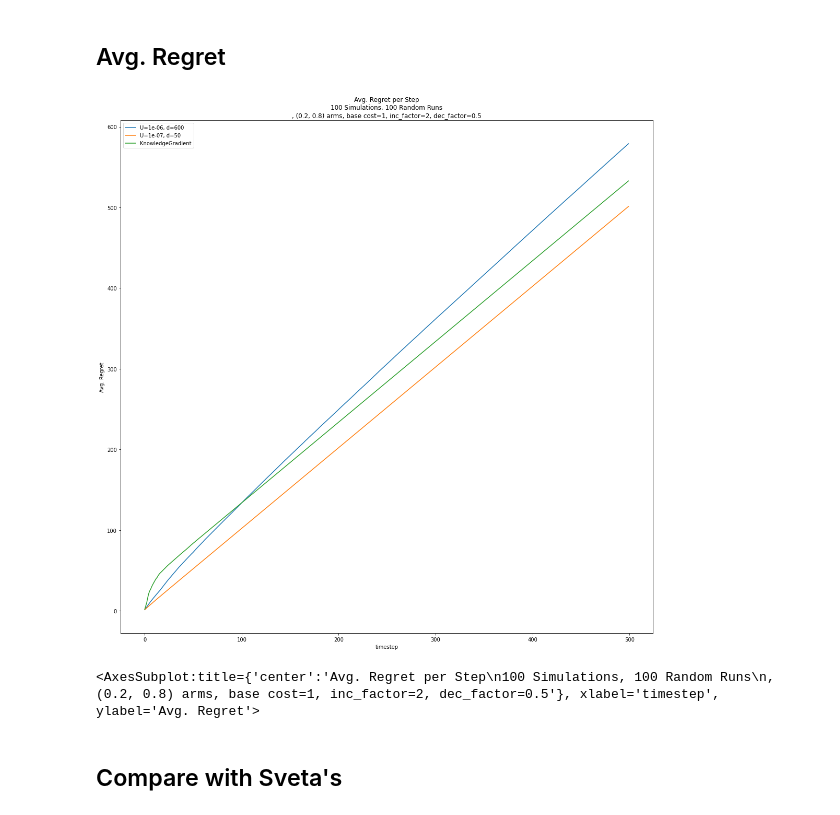
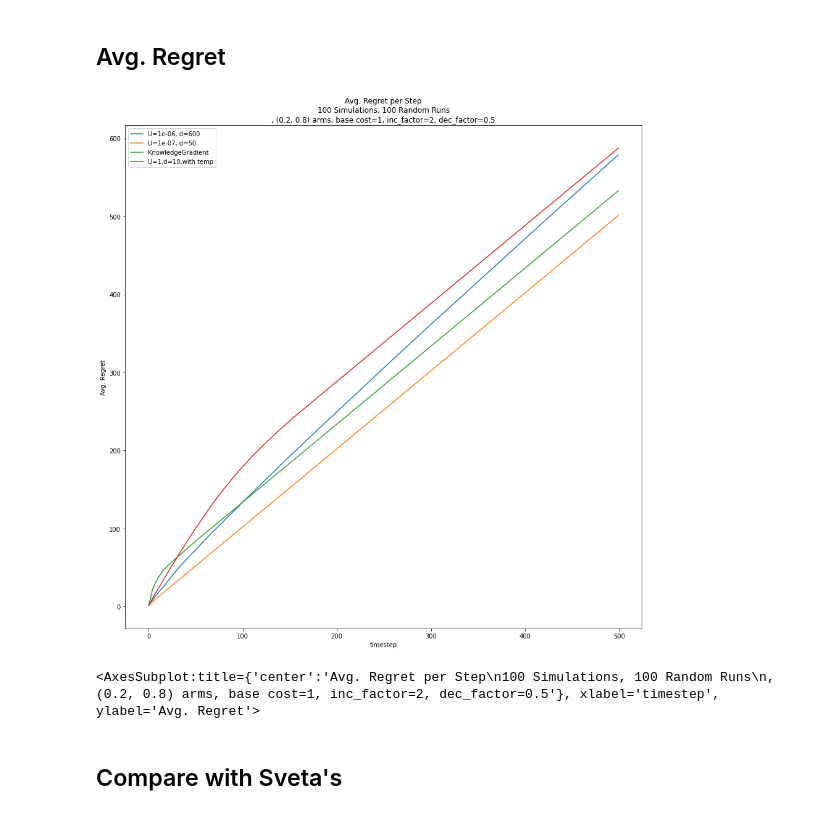
Before and after one commit to dvirla/ARLBayesMCTS, a Jupyter notebook: changing_query_analysis.ipynb, the cells around one changed output. Cells and saved outputs as stored; diff of their text form; code cells hidden in the pictures.

Commit message:
Limiting temperature effect

```diff
--- a/changing_query_analysis.ipynb
+++ b/changing_query_analysis.ipynb
@@ -18,6 +18,8 @@ random.seed(42)
 df = pd.read_csv('./records_tests/test_record_1000_sim_1e-06_exp_100_runs_600_tree_05292022124727.csv')
 # %%
 df_2 = pd.read_csv('./records_tests/test_record_1000_sim_1e-07_exp_100_runs_50_tree_05312022062143.csv')
+# %%
+df_4_with_temperature = pd.read_csv('./records_tests/test_record_100_sim_0001_exp_100_runs_5_tree_06042022110636.csv')
 # %%
 with open('./records_tests/test_record_1000_sim_1e-06_exp_100_runs_600_tree_05292022124727.pkl', 'rb') as f:
     d = pickle.load(f)
@@ -115,13 +142,15 @@ plt.show()
 # %%
 fig, ax = plt.subplots(1,1,figsize=(15,15))
 df.groupby(['timestep']).mean()['query_cost'].expanding().sum().plot(ax=ax, title='Avg. Regret per Step\n100 Simulations, 100 Random Runs\n, (0.2, 0.8) arms, base cost=1, inc_factor=2, dec_factor=0.5', xlabel='Step', ylabel='Avg. Regret', label='U=1e-06, d=600')
 df_2.groupby(['timestep']).mean()['query_cost'].expanding().sum().plot(ax=ax, label='U=1e-07, d=50')
 df_3.groupby(['timestep']).mean()['query_cost'].expanding().sum().plot(ax=ax, label='KnowledgeGradient')
+df_4_with_temperature.groupby(['timestep']).mean()['query_cost'].expanding().sum().plot(ax=ax, label='U=1,d=10,with temp')
+
 ax.legend()
 plt.show()
 df_3.groupby(['timestep']).mean()['query_cost'].expanding().sum().plot(ax=ax, label='KnowledgeGradient')
 # %% [output]
-[figure, old version]
+[figure, new version]
 <AxesSubplot:title={'center':'Avg. Regret per Step\n100 Simulations, 100 Random Runs\n, (0.2, 0.8) arms, base cost=1, inc_factor=2, dec_factor=0.5'}, xlabel='timestep', ylabel='Avg. Regret'>
 # %% [markdown]
 ## Compare with Sveta's
```
Also changed, not shown: parts of 5 cells of this notebook, 2 other files.
